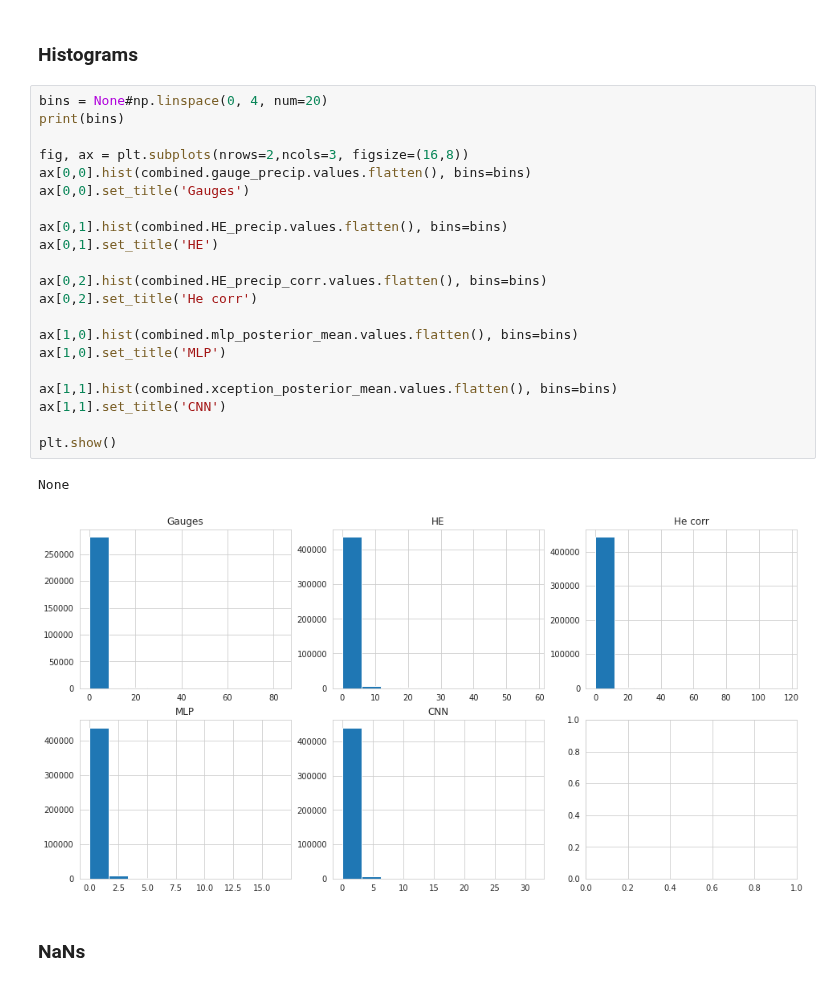
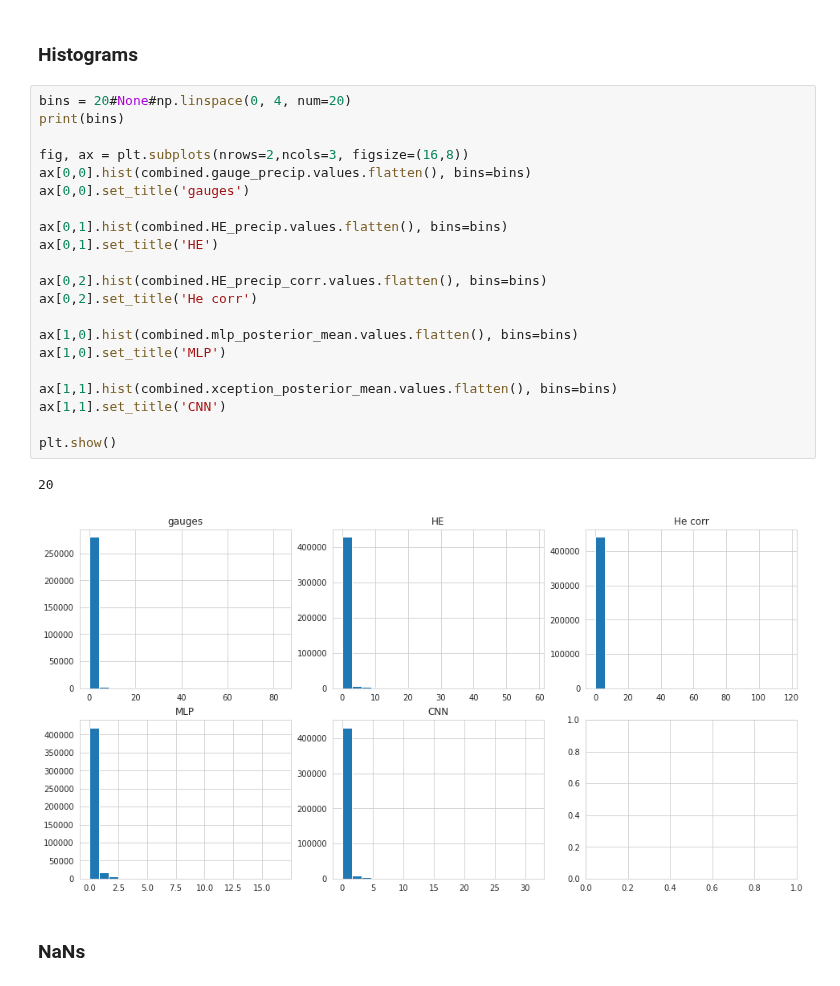
Before and after one commit to ingridingemarsson/geostat-masters-thesis, a Jupyter notebook: notebooks/compare_gauge_he_preds.ipynb, the cells around one changed output. Cells and saved outputs as stored; diff of their text form.

```diff
--- a/notebooks/compare_gauge_he_preds.ipynb
+++ b/notebooks/compare_gauge_he_preds.ipynb
@@ -201,29 +167,29 @@ np.nanmean(np.square(np.subtract(combined.gauge_precip.values, combined.xception
 # %% [markdown]
 ### Histograms
 # %%
-bins = None#np.linspace(0, 4, num=20)
+bins = 20#None#np.linspace(0, 4, num=20)
 print(bins)
 
 fig, ax = plt.subplots(nrows=2,ncols=3, figsize=(16,8))
 ax[0,0].hist(combined.gauge_precip.values.flatten(), bins=bins)
-ax[0,0].set_title('Gauges')
+ax[0,0].set_title('gauges')
 
 ax[0,1].hist(combined.HE_precip.values.flatten(), bins=bins)
 ax[0,1].set_title('HE')
 
 ax[0,2].hist(combined.HE_precip_corr.values.flatten(), bins=bins)
 ax[0,2].set_title('He corr')
 
 ax[1,0].hist(combined.mlp_posterior_mean.values.flatten(), bins=bins)
 ax[1,0].set_title('MLP')
 
 ax[1,1].hist(combined.xception_posterior_mean.values.flatten(), bins=bins)
 ax[1,1].set_title('CNN')
 
 plt.show()
 # %% [output]
-None
+20
-[figure, old version]
+[figure, new version]
 # %% [markdown]
 ### NaNs
 # %%
```
Also changed, not shown: parts of 28 cells of this notebook, 5 other files.
